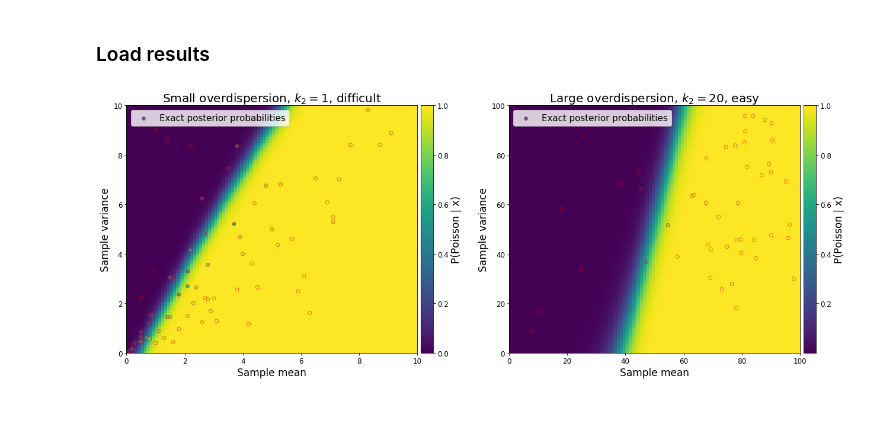
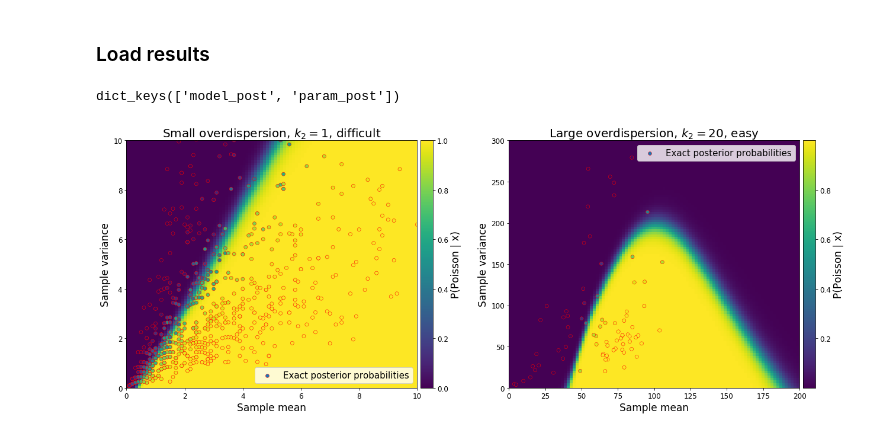
Before and after one commit to janfb/mcabc, a Jupyter notebook: notebooks/ModelComparison_ToyExample_Figures.ipynb, the cells around one changed output. Drawn from its saved outputs; the diff is of its cells as text; code cells hidden in the pictures.

```diff
--- a/notebooks/ModelComparison_ToyExample_Figures.ipynb
+++ b/notebooks/ModelComparison_ToyExample_Figures.ipynb
@@ -137,7 +137,7 @@ plt.xlabel(r'expected variance $\mathbb{E}[\sigma_{NB}^2] \sim k2$');
 ## Network performance visualization
 # %%
 def plot_nn_visulatization(d, ax, xmax, ymax):
-    model = d['model']
+    model = d['model_models']
     norm = d['training_norm']
     x, y = np.meshgrid(np.linspace(0, xmax, 100), np.linspace(0, ymax, 100))
 
@@ -150,8 +150,8 @@ def plot_nn_visulatization(d, ax, xmax, ymax):
             # in this vector, index 0 is Poi, index 1 is NB
             ppoi_mat[i, j] = posterior_probs[0]
 
-    testSX = d['testSX']
-    ppoi_ana = d['ppoi_ana']
+    testSX = d['sx_test']
+    ppoi_ana = d['ppoi_exact']
     n_samples = d['n_samples']
 
     cnorm = mpl.colors.Normalize(vmin=ppoi_mat.min(), vmax=ppoi_mat.max())
@@ -169,22 +169,26 @@ def plot_nn_visulatization(d, ax, xmax, ymax):
 ### Load results
 # %%
 folder = '../data/'
-fn_difficult = '201803141505_toy_example_results_N10000M10_k21.p'
-fn_easy = '201803141500_toy_example_results_N10000M10_k220.p'
+fn_difficult = '201803220946_toy_example_results_N100000M10_k21.0.p'
+fn_easy = '201803211432_toy_example_results_N100000M10_k220.0.p'
 
 with open(os.path.join(folder, fn_difficult), 'rb') as f:
     d_didd = pickle.load(f)
 
 with open(os.path.join(folder, fn_easy), 'rb') as f:
     d_easy = pickle.load(f)
+# %%
+d_didd.keys()
+# %% [output]
+dict_keys(['model_post', 'param_post'])
 # %%
 fig, (ax1, ax2) = plt.subplots(1, 2, figsize=(18, 7))
-plot_nn_visulatization(d_didd, ax1, xmax=10, ymax=10)
+plot_nn_visulatization(d_didd['model_post'], ax1, xmax=10, ymax=10)
 ax1.set_title('Small overdispersion, $k_2=1$, difficult')
 
-plot_nn_visulatization(d_easy, ax2, xmax=100, ymax=100)
+plot_nn_visulatization(d_easy['model_post'], ax2, xmax=200, ymax=300)
 ax2.set_title('Large overdispersion, $k_2=20$, easy')
 fig.tight_layout()
 # %% [output]
-[figure, old version]
+[figure, new version]
 # %%
```
Also changed, not shown: parts of 2 cells of this notebook, 2 other files.
